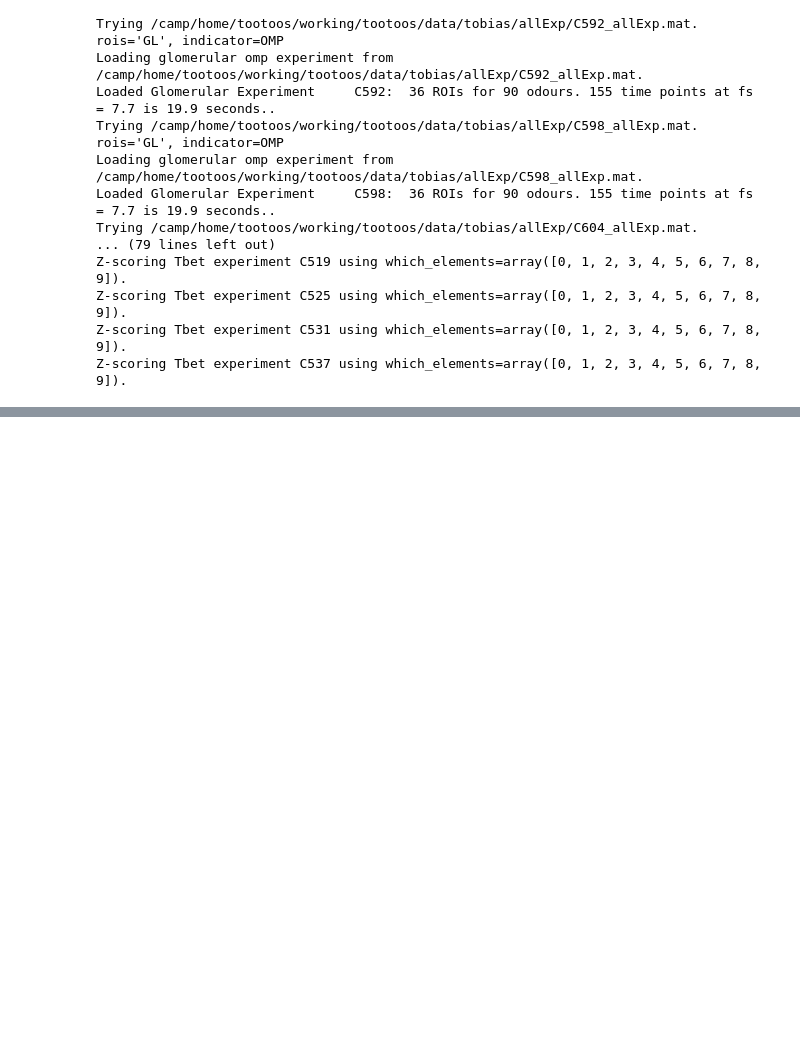
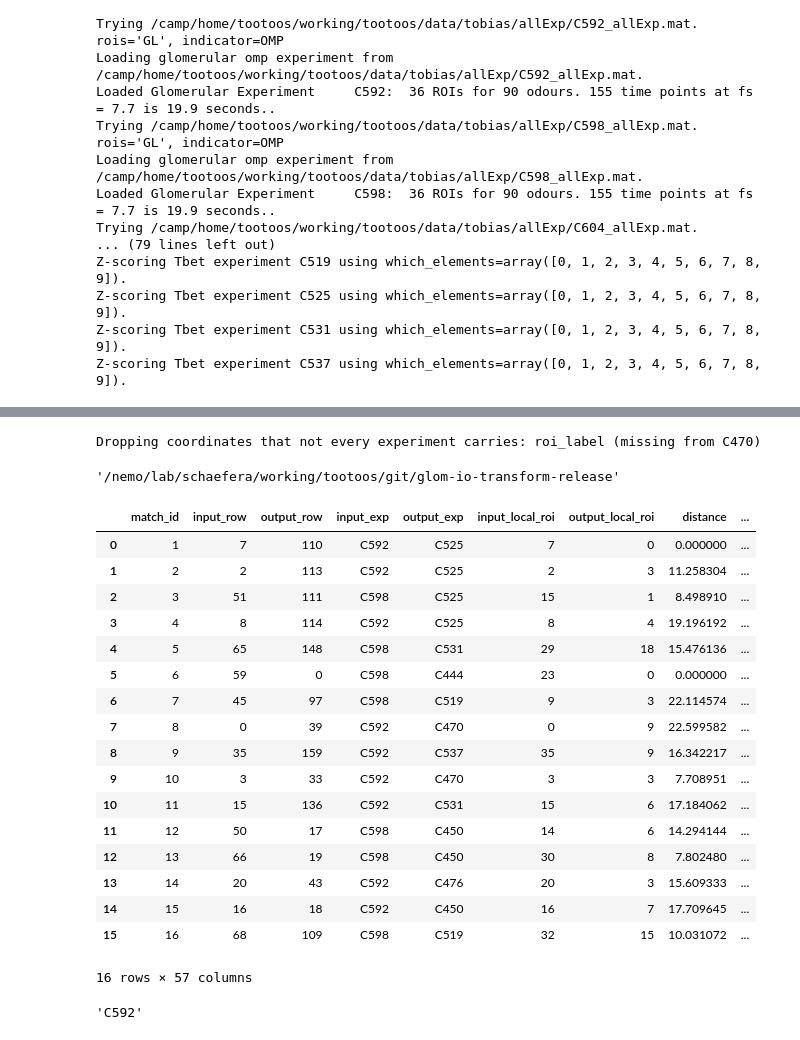
Before and after one commit to stootoon/glom-io-transform-release, a Jupyter notebook: glom_io_transform/analysis/demo_matched.ipynb, the cells around one changed output, grey strips where cells are left out. Drawn from its saved outputs; the diff is of its cells as text; code cells hidden in the pictures; blank space fills up the shorter version.

```diff
--- a/glom_io_transform/analysis/demo_matched.ipynb
+++ b/glom_io_transform/analysis/demo_matched.ipynb
@@ -84,0 +36,39 @@ KeyError: "no index found for coordinate 'roi_id'"
+# %%
+reload(responses)
+X = responses.concat_experiments([X0i.mean("repetition") for X0i in X0])
+Y = responses.concat_experiments([Y0i.mean("repetition") for Y0i in Y0])
+Xi = X.set_index(roi=["experiment", "roi_id"])
+Yi = Y.set_index(roi=["experiment", "roi_id"])
+# %% [output]
+Dropping coordinates that not every experiment carries: roi_label (missing from C470)
+# %%
+with open("XY.p", "wb") as f:
+    pickle.dump({"X":X, "Y":Y}, f)
+os.getcwd()
+# %% [output]
+'/nemo/lab/schaefera/working/tootoos/git/glom-io-transform-release'
+# %%
+input_file = os.path.join(paths.data_root, "matched_roi_input_trial_averaged_normalized.csv")
+assert os.path.exists(input_file)
+input_df = pd.read_csv(input_file)
+input_odours = list(input_df.columns[9:].values)
+input_df
+# %% [output]
+|  | match_id | input_row | output_row | input_exp | output_exp | input_local_roi | output_local_roi | distance | ... |
+| 0 | 1 | 7 | 110 | C592 | C525 | 7 | 0 | 0.000000 | ... |
+| 1 | 2 | 2 | 113 | C592 | C525 | 2 | 3 | 11.258304 | ... |
+| 2 | 3 | 51 | 111 | C598 | C525 | 15 | 1 | 8.498910 | ... |
+| 3 | 4 | 8 | 114 | C592 | C525 | 8 | 4 | 19.196192 | ... |
+| 4 | 5 | 65 | 148 | C598 | C531 | 29 | 18 | 15.476136 | ... |
+| 5 | 6 | 59 | 0 | C598 | C444 | 23 | 0 | 0.000000 | ... |
+| 6 | 7 | 45 | 97 | C598 | C519 | 9 | 3 | 22.114574 | ... |
+| 7 | 8 | 0 | 39 | C592 | C470 | 0 | 9 | 22.599582 | ... |
+| 8 | 9 | 35 | 159 | C592 | C537 | 35 | 9 | 16.342217 | ... |
+| 9 | 10 | 3 | 33 | C592 | C470 | 3 | 3 | 7.708951 | ... |
+| 10 | 11 | 15 | 136 | C592 | C531 | 15 | 6 | 17.184062 | ... |
+| 11 | 12 | 50 | 17 | C598 | C450 | 14 | 6 | 14.294144 | ... |
+| 12 | 13 | 66 | 19 | C598 | C450 | 30 | 8 | 7.802480 | ... |
+| 13 | 14 | 20 | 43 | C592 | C476 | 20 | 3 | 15.609333 | ... |
+| 14 | 15 | 16 | 18 | C592 | C450 | 16 | 7 | 17.709645 | ... |
+| 15 | 16 | 68 | 109 | C598 | C519 | 32 | 15 | 10.031072 | ... |
+16 rows × 57 columns
@@ -84,0 +81,4 @@ KeyError: "no index found for coordinate 'roi_id'"
+# %%
+matched_roI-input_
+# %% [output]
+'C592'
```
Also changed, not shown: parts of 4 cells of this notebook, 1 other file.
